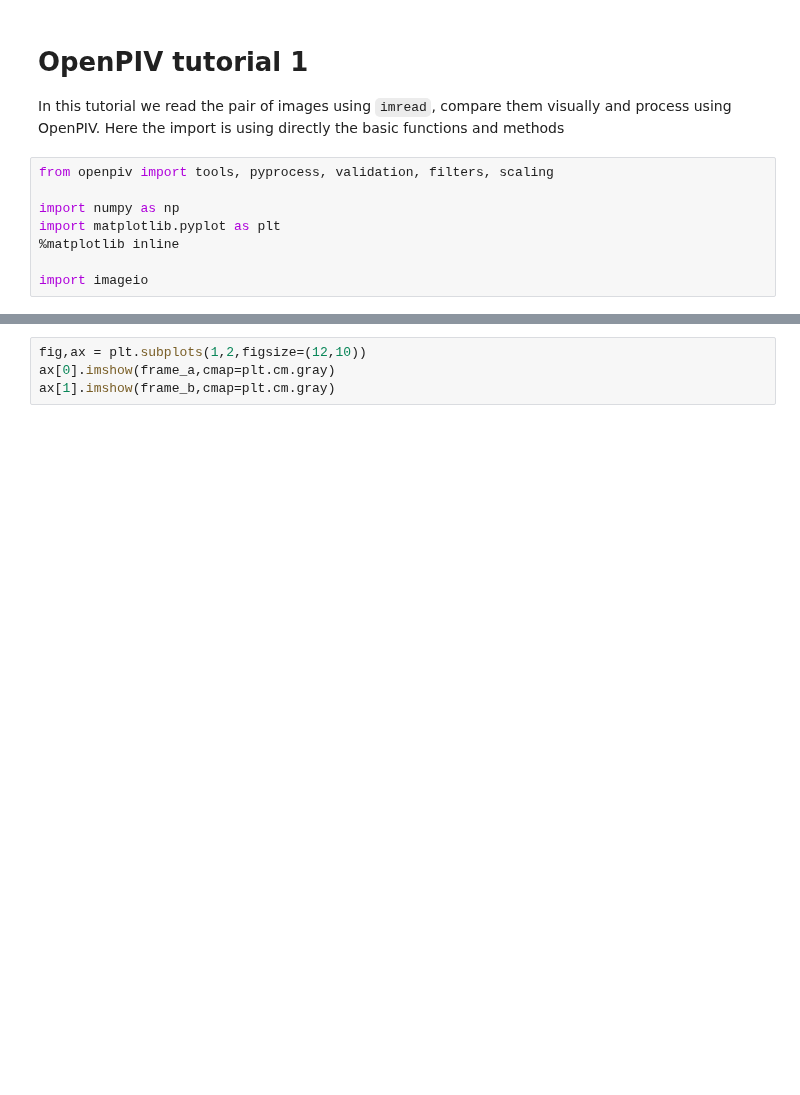
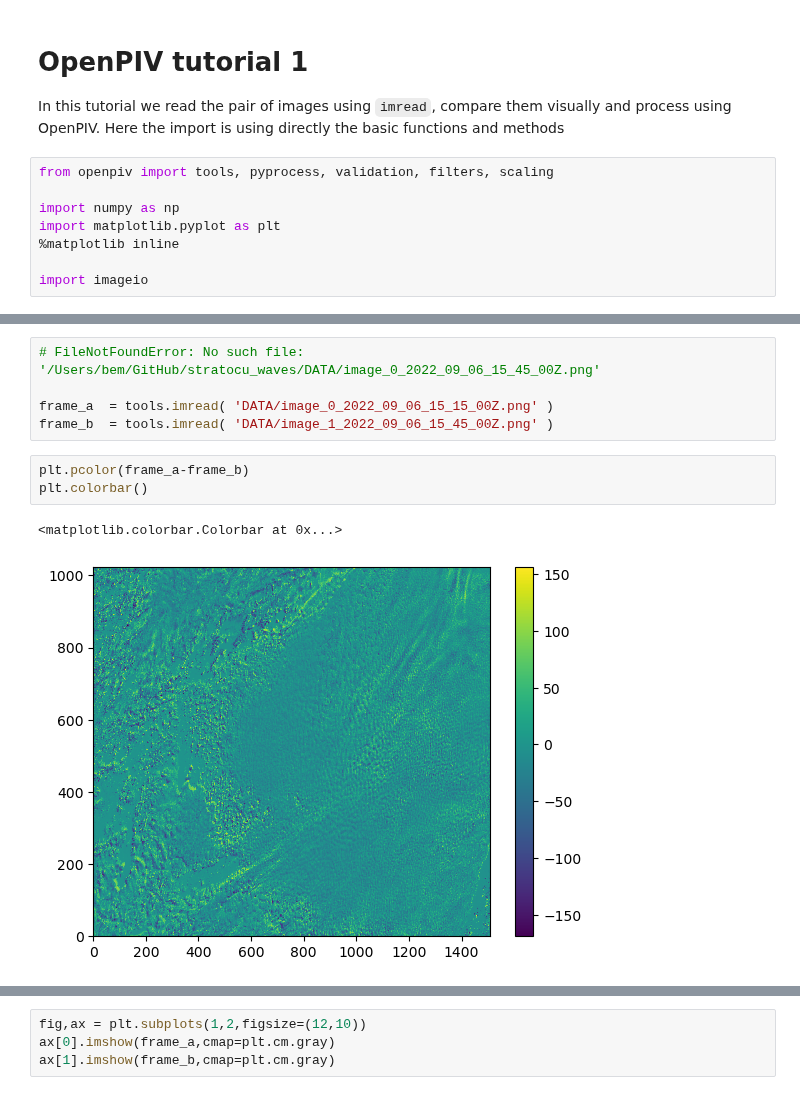
Before and after one commit to brianmapes/stratocu_waves, a Jupyter notebook: PIVtutorial1.ipynb, the cells around one changed output, grey strips where cells are left out. Cells and saved outputs as stored; diff of their text form; blank space fills up the shorter version.

```diff
--- a/PIVtutorial1.ipynb
+++ b/PIVtutorial1.ipynb
@@ -17,0 +24,11 @@ frame_b  = tools.imread( '../test1/exp1_001_b.bmp' )
+# %%
+# FileNotFoundError: No such file: '/Users/bem/GitHub/stratocu_waves/DATA/image_0_2022_09_06_15_45_00Z.png'
+
+frame_a  = tools.imread( 'DATA/image_0_2022_09_06_15_15_00Z.png' )
+frame_b  = tools.imread( 'DATA/image_1_2022_09_06_15_45_00Z.png' )
+# %%
+plt.pcolor(frame_a-frame_b)
+plt.colorbar()
+# %% [output]
+<matplotlib.colorbar.Colorbar at 0x...>
+[figure, added]
```
Also changed, not shown: parts of 3 cells of this notebook.
